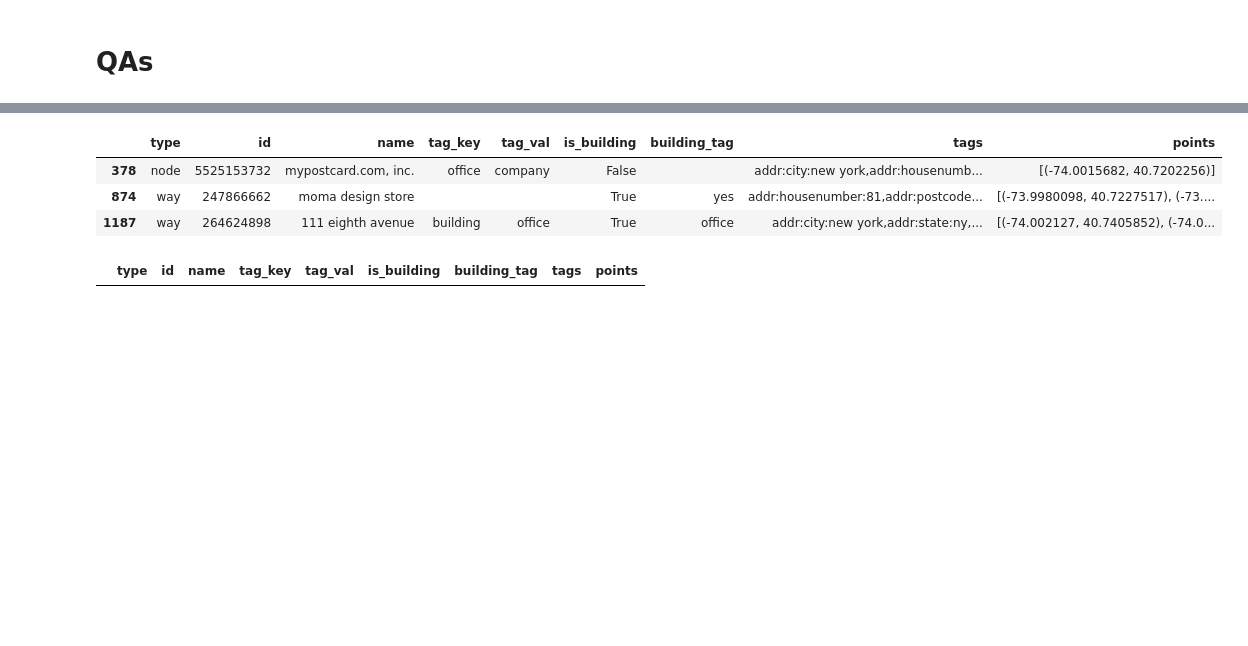
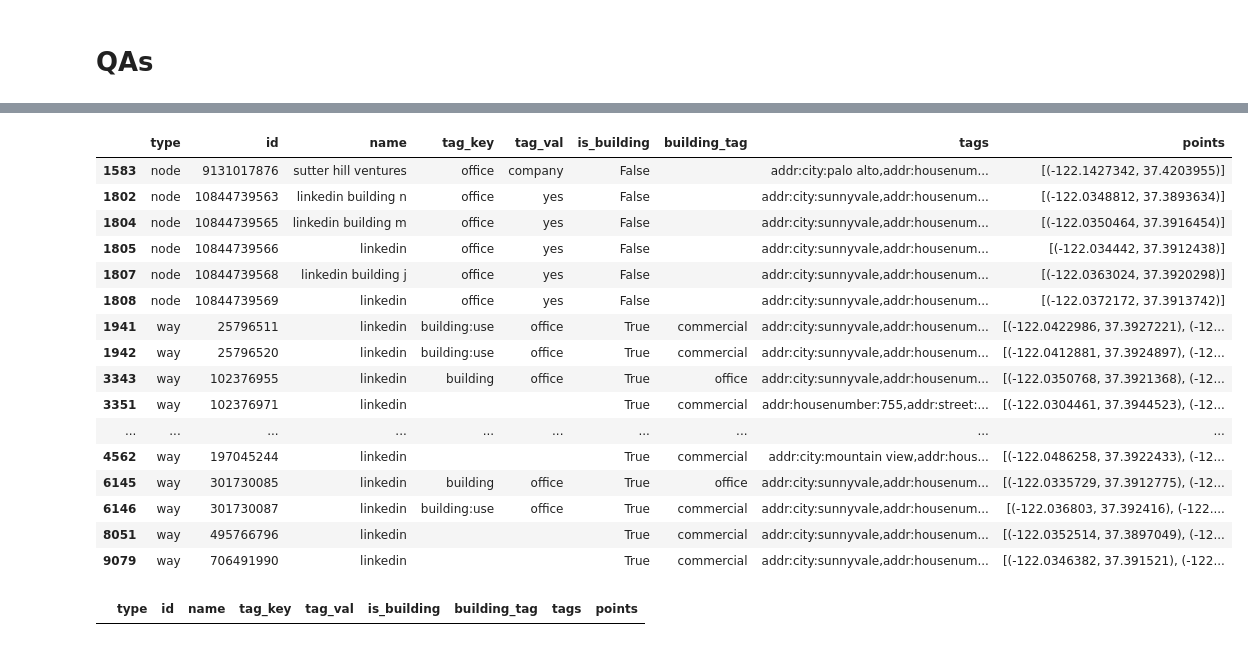
Before and after one commit to ImNumber4/office_location, a Jupyter notebook: office_locations.ipynb, the cells around one changed output, grey strips where cells are left out. Cells and saved outputs as stored; diff of their text form; code cells hidden in the pictures; blank space fills up the shorter version.

```diff
--- a/office_locations.ipynb
+++ b/office_locations.ipynb
@@ -202,11 +208,24 @@ world's tower building         1
 Name: name, Length: 100, dtype: int64
 # %%
-df_osm[df_osm.apply(lambda x:'google' in x['name'] or 'google' in x['tags'], axis=1)]
+df_osm[df_osm.apply(lambda x:'linkedin ' in x['name'] or 'linkedin' in x['tags'], axis=1)]
 # %% [output]
 |  | type | id | name | tag_key | tag_val | is_building | building_tag | tags | points |
-| 378 | node | 5525153732 | mypostcard.com, inc. | office | company | False |  | addr:city:new york,addr:housenumb... | [(-74.0015682, 40.7202256)] |
-| 874 | way | 247866662 | moma design store |  |  | True | yes | addr:housenumber:81,addr:postcode... | [(-73.9980098, 40.7227517), (-73.... |
-| 1187 | way | 264624898 | 111 eighth avenue | building | office | True | office | addr:city:new york,addr:state:ny,... | [(-74.002127, 40.7405852), (-74.0... |
+| 1583 | node | 9131017876 | sutter hill ventures | office | company | False |  | addr:city:palo alto,addr:housenum... | [(-122.1427342, 37.4203955)] |
+| 1802 | node | 10844739563 | linkedin building n | office | yes | False |  | addr:city:sunnyvale,addr:housenum... | [(-122.0348812, 37.3893634)] |
+| 1804 | node | 10844739565 | linkedin building m | office | yes | False |  | addr:city:sunnyvale,addr:housenum... | [(-122.0350464, 37.3916454)] |
+| 1805 | node | 10844739566 | linkedin | office | yes | False |  | addr:city:sunnyvale,addr:housenum... | [(-122.034442, 37.3912438)] |
+| 1807 | node | 10844739568 | linkedin building j | office | yes | False |  | addr:city:sunnyvale,addr:housenum... | [(-122.0363024, 37.3920298)] |
+| 1808 | node | 10844739569 | linkedin | office | yes | False |  | addr:city:sunnyvale,addr:housenum... | [(-122.0372172, 37.3913742)] |
+| 1941 | way | 25796511 | linkedin | building:use | office | True | commercial | addr:city:sunnyvale,addr:housenum... | [(-122.0422986, 37.3927221), (-12... |
+| 1942 | way | 25796520 | linkedin | building:use | office | True | commercial | addr:city:sunnyvale,addr:housenum... | [(-122.0412881, 37.3924897), (-12... |
+| 3343 | way | 102376955 | linkedin | building | office | True | office | addr:city:sunnyvale,addr:housenum... | [(-122.0350768, 37.3921368), (-12... |
+| 3351 | way | 102376971 | linkedin |  |  | True | commercial | addr:housenumber:755,addr:street:... | [(-122.0304461, 37.3944523), (-12... |
+| ... | ... | ... | ... | ... | ... | ... | ... | ... | ... |
+| 4562 | way | 197045244 | linkedin |  |  | True | commercial | addr:city:mountain view,addr:hous... | [(-122.0486258, 37.3922433), (-12... |
+| 6145 | way | 301730085 | linkedin | building | office | True | office | addr:city:sunnyvale,addr:housenum... | [(-122.0335729, 37.3912775), (-12... |
+| 6146 | way | 301730087 | linkedin | building:use | office | True | commercial | addr:city:sunnyvale,addr:housenum... | [(-122.036803, 37.392416), (-122.... |
+| 8051 | way | 495766796 | linkedin |  |  | True | commercial | addr:city:sunnyvale,addr:housenum... | [(-122.0352514, 37.3897049), (-12... |
+| 9079 | way | 706491990 | linkedin |  |  | True | commercial | addr:city:sunnyvale,addr:housenum... | [(-122.0346382, 37.391521), (-122... |
 # %%
 df_osm[df_osm['id']==512681243]
 # %% [output]
```
Also changed, not shown: parts of 9 cells of this notebook.
